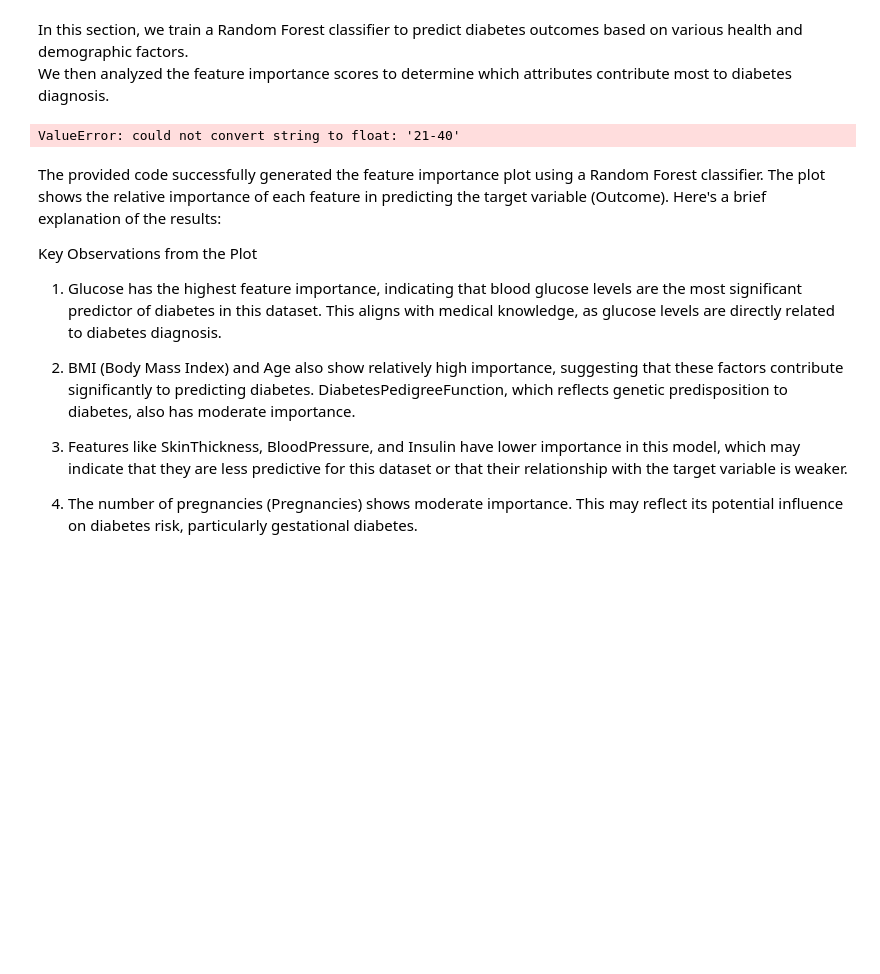
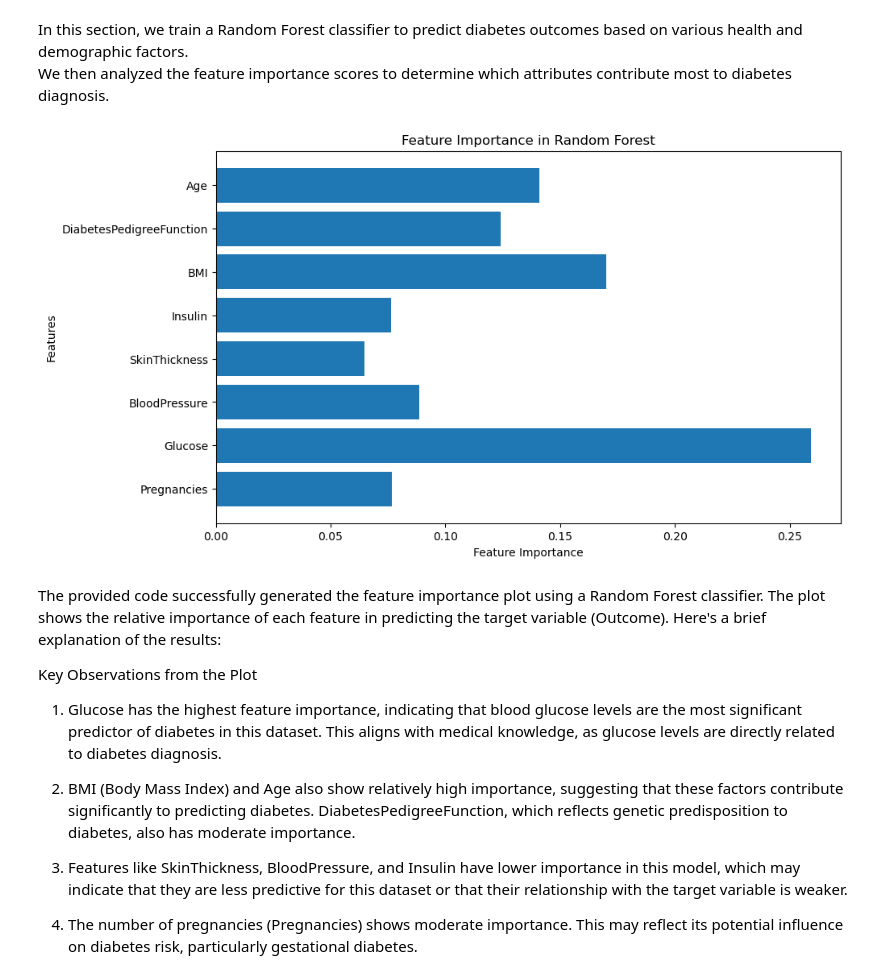
Before and after one commit to ASMach/CSCI-E184-PSET4, a Jupyter notebook: Diabetes Analysis.ipynb, the cells around one changed output. Saved outputs shown, nothing was run; the diff lists cells and outputs as text; code cells hidden in the pictures; blank space fills up the shorter version.

```diff
--- a/Diabetes Analysis.ipynb
+++ b/Diabetes Analysis.ipynb
@@ -203,27 +203,29 @@ We then analyzed the feature importance scores to determine which attributes con
 # %%
 # Split data into features (X) and target (y)
 X = df.drop('Outcome', axis=1)  # Features
+X = X.drop('Age Group', axis=1) # Could not categorize these
+X = X.drop('BMI Category', axis=1) # Could not categorize these
 y = df['Outcome']  # Target variable
 
 # Split data into training and testing sets
 X_train, X_test, y_train, y_test = train_test_split(X, y, test_size=0.2, random_state=42)
 
 # Train a Random Forest classifier
 model = RandomForestClassifier(random_state=42)
 model.fit(X_train, y_train)
 
 # Extract feature importances
 feature_importances = model.feature_importances_
 
 # Visualize feature importances
 plt.figure(figsize=(10, 6))
 plt.barh(X.columns, feature_importances)
 plt.xlabel('Feature Importance')
 plt.ylabel('Features')
 plt.title('Feature Importance in Random Forest')
 plt.show()
 # %% [output]
-ValueError: could not convert string to float: '21-40'
+[figure, added]
 # %% [markdown]
 The provided code successfully generated the feature importance plot using a Random Forest classifier. The plot shows the relative importance of each feature in predicting the target variable (Outcome). Here's a brief explanation of the results:
 
```
Also changed, not shown: parts of 18 cells of this notebook.
